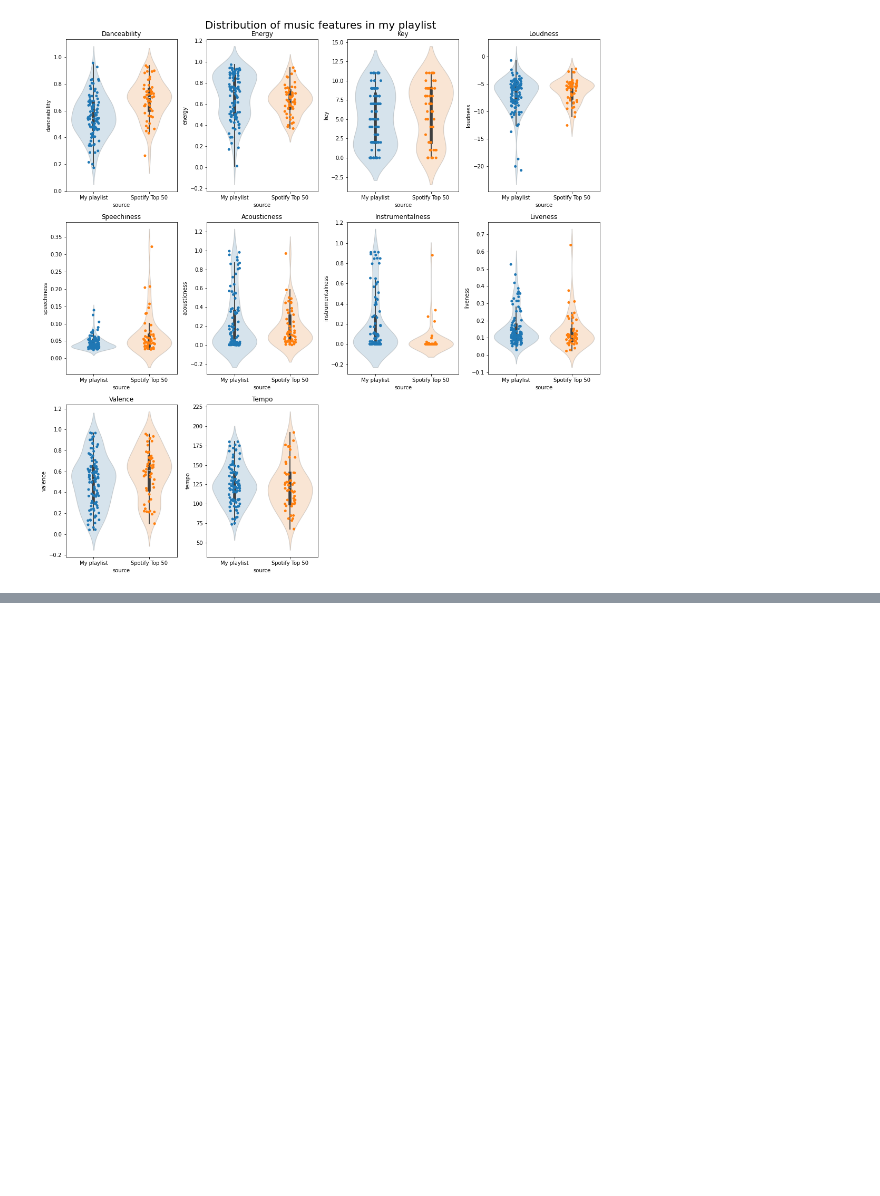
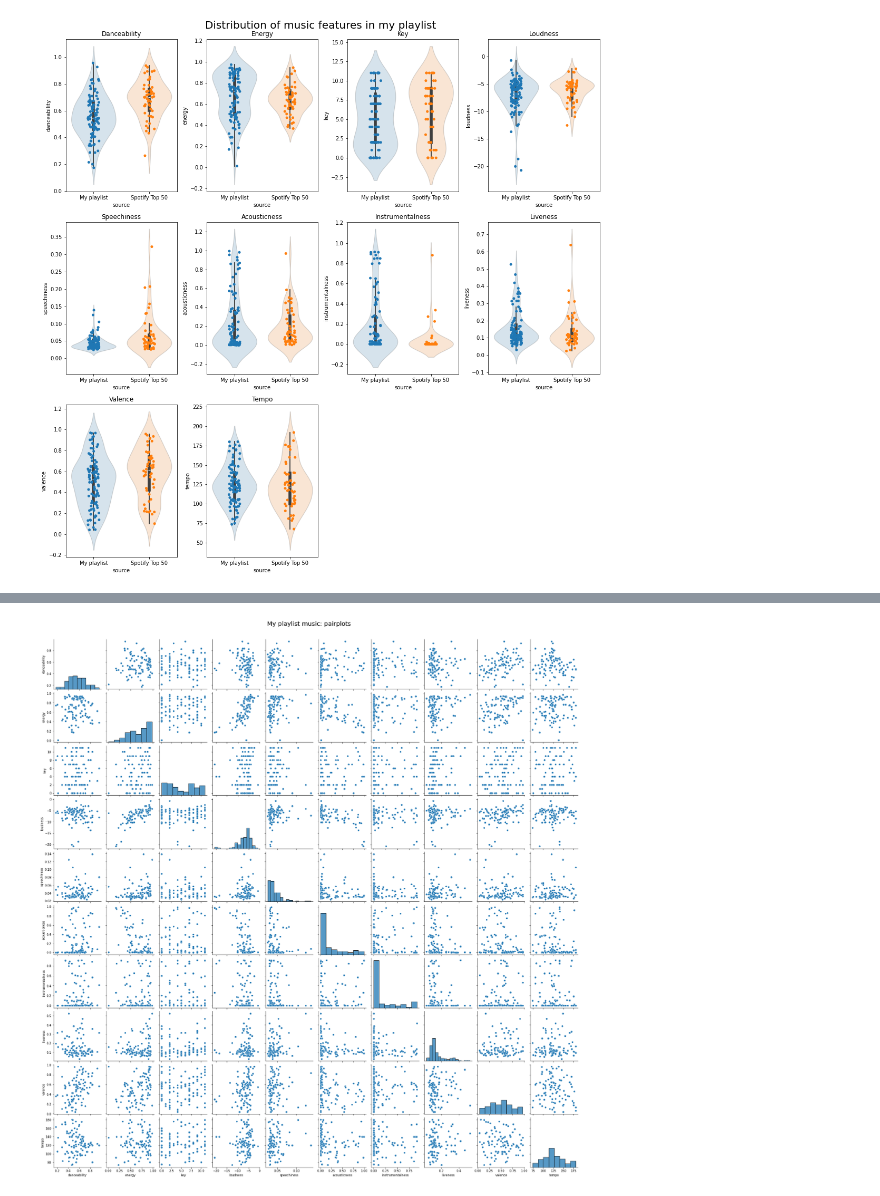
Before and after one commit to ianian-dot/Spotify, a Jupyter notebook: python_spotify.ipynb, the cells around one changed output, grey strips where cells are left out. Drawn from its saved outputs; the diff is of its cells as text; code cells hidden in the pictures; blank space fills up the shorter version.

```diff
--- a/python_spotify.ipynb
+++ b/python_spotify.ipynb
@@ -548,0 +553,6 @@ plt.show()
+# %%
+sns.pairplot(music_features[audio_features])
+plt.suptitle('My playlist music: pairplots', y = 1.02, fontsize = 20)
+plt.show()
+# %% [output]
+[figure, added]
```
Also changed, not shown: parts of 29 cells of this notebook, 1 other file.
